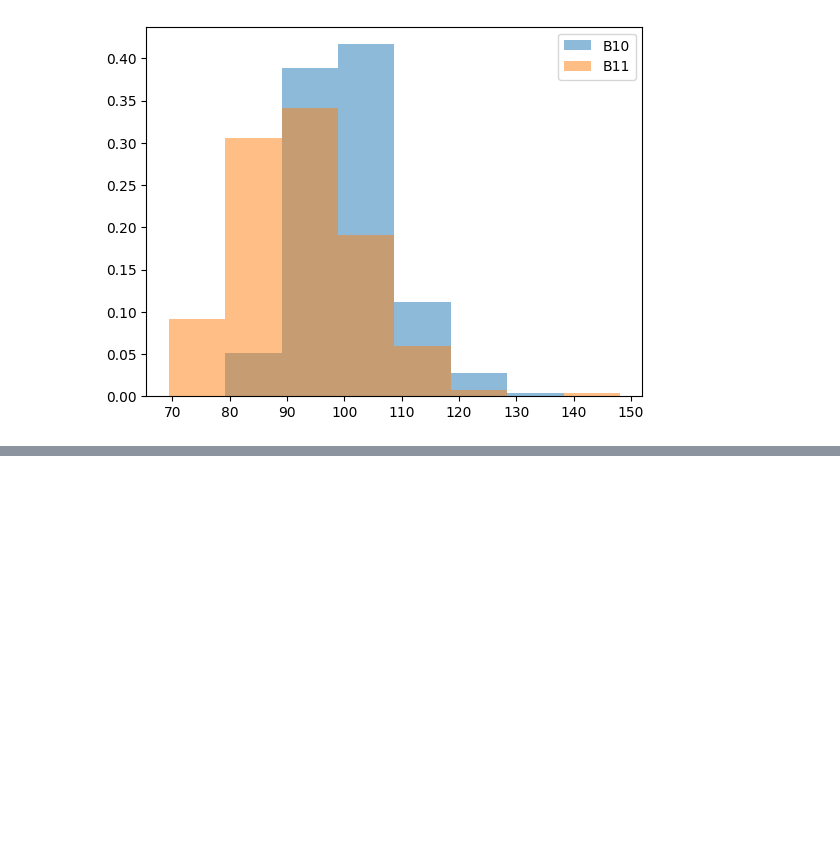
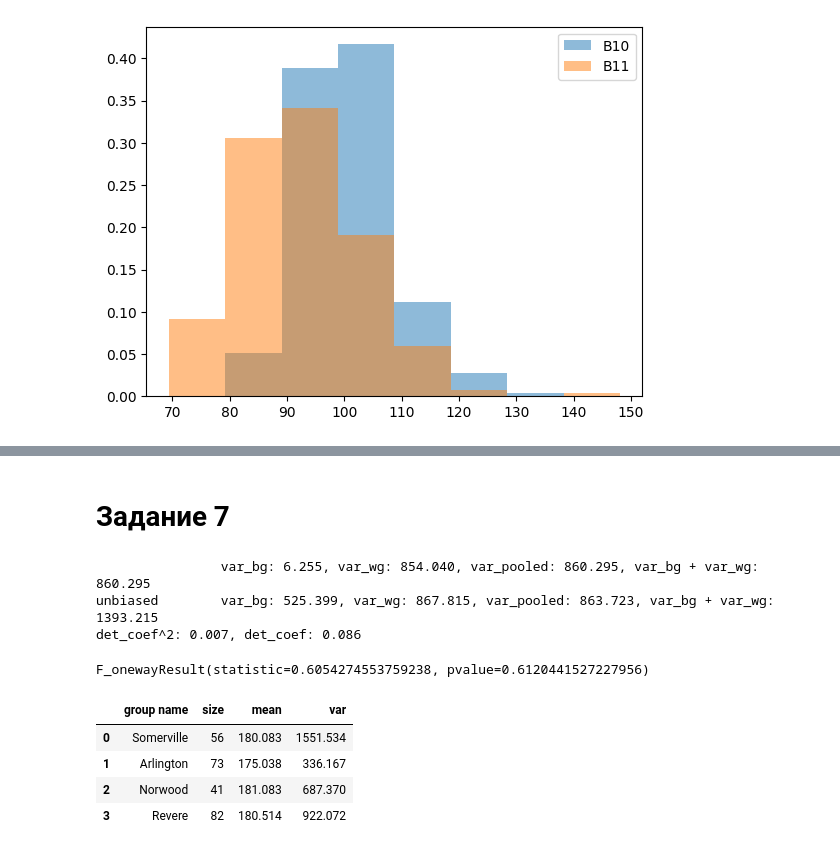
Before and after one commit to litc0x3B/Stats-Labs, a Jupyter notebook: HW.ipynb, the cells around one changed output, grey strips where cells are left out. Saved outputs shown, nothing was run; the diff lists cells and outputs as text; code cells hidden in the pictures; blank space fills up the shorter version.

```diff
--- a/HW.ipynb
+++ b/HW.ipynb
@@ -397,0 +431,40 @@ _ = plt.legend()
+# %% [markdown]
+# Задание 7
+# %%
+pooled_mean = data.B7.mean()
+groups = [data.loc[name == data.B6].B7.to_numpy() for name in group_names]
+
+var_bg = 0
+for sample in groups:
+    var_bg += sample.size * (sample.mean() - pooled_mean)**2
+var_bg /= data.B7.size
+
+var_wg = 0
+for sample in groups:
+    var_wg += sample.size * sample.var()
+var_wg /= data.B7.size
+
+unbiased_var_bg = data.B7.size / (len(groups) - 1) * var_bg
+unbiased_var_wg = data.B7.size / (data.B7.size - len(groups)) * var_wg
+unbiased_var_pooled = np.var(data.B7, ddof=1)
+
+print(f"\t\tvar_bg: {var_bg:.3f}, var_wg: {var_wg:.3f}, var_pooled: {data.B7.var(ddof=0):.3f}, var_bg + var_wg: {var_bg + var_wg:.3f}")
+print(f"unbiased\tvar_bg: {unbiased_var_bg:.3f}, var_wg: {unbiased_var_wg:.3f}, var_pooled: {unbiased_var_pooled:.3f}, var_bg + var_wg: {unbiased_var_bg + unbiased_var_wg:.3f}")
+print(f"det_coef^2: {var_bg/var_wg:.3f}, det_coef: {(var_bg/var_wg)**(1/2):.3f}")
+# %% [output]
+                var_bg: 6.255, var_wg: 854.040, var_pooled: 860.295, var_bg + var_wg: 860.295
+unbiased        var_bg: 525.399, var_wg: 867.815, var_pooled: 863.723, var_bg + var_wg: 1393.215
+det_coef^2: 0.007, det_coef: 0.086
+# %%
+stats.f_oneway(*groups)
+# %% [output]
+F_onewayResult(statistic=0.6054274553759238, pvalue=0.6120441527227956)
+# %%
+pd.DataFrame([[group_names[i], groups[i].size, groups[i].mean(), groups[i].var()] for i in range(len(group_names))], \
+    columns=['group name', 'size', 'mean', 'var'])
+# %% [output]
+|  | group name | size | mean | var |
+| 0 | Somerville | 56 | 180.083 | 1551.534 |
+| 1 | Arlington | 73 | 175.038 | 336.167 |
+| 2 | Norwood | 41 | 181.083 | 687.370 |
+| 3 | Revere | 82 | 180.514 | 922.072 |
```
Also changed, not shown: parts of 2 cells of this notebook.
